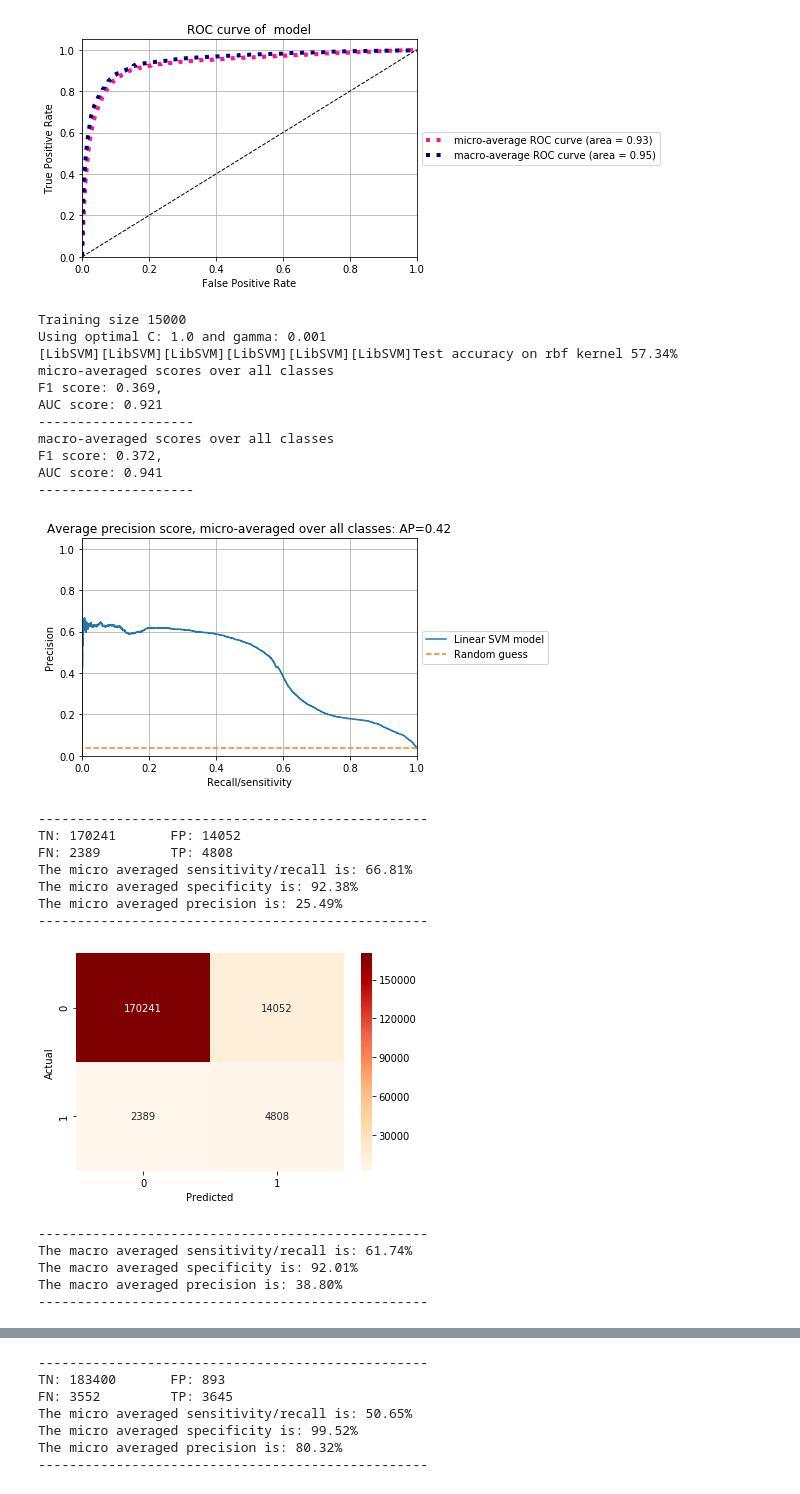
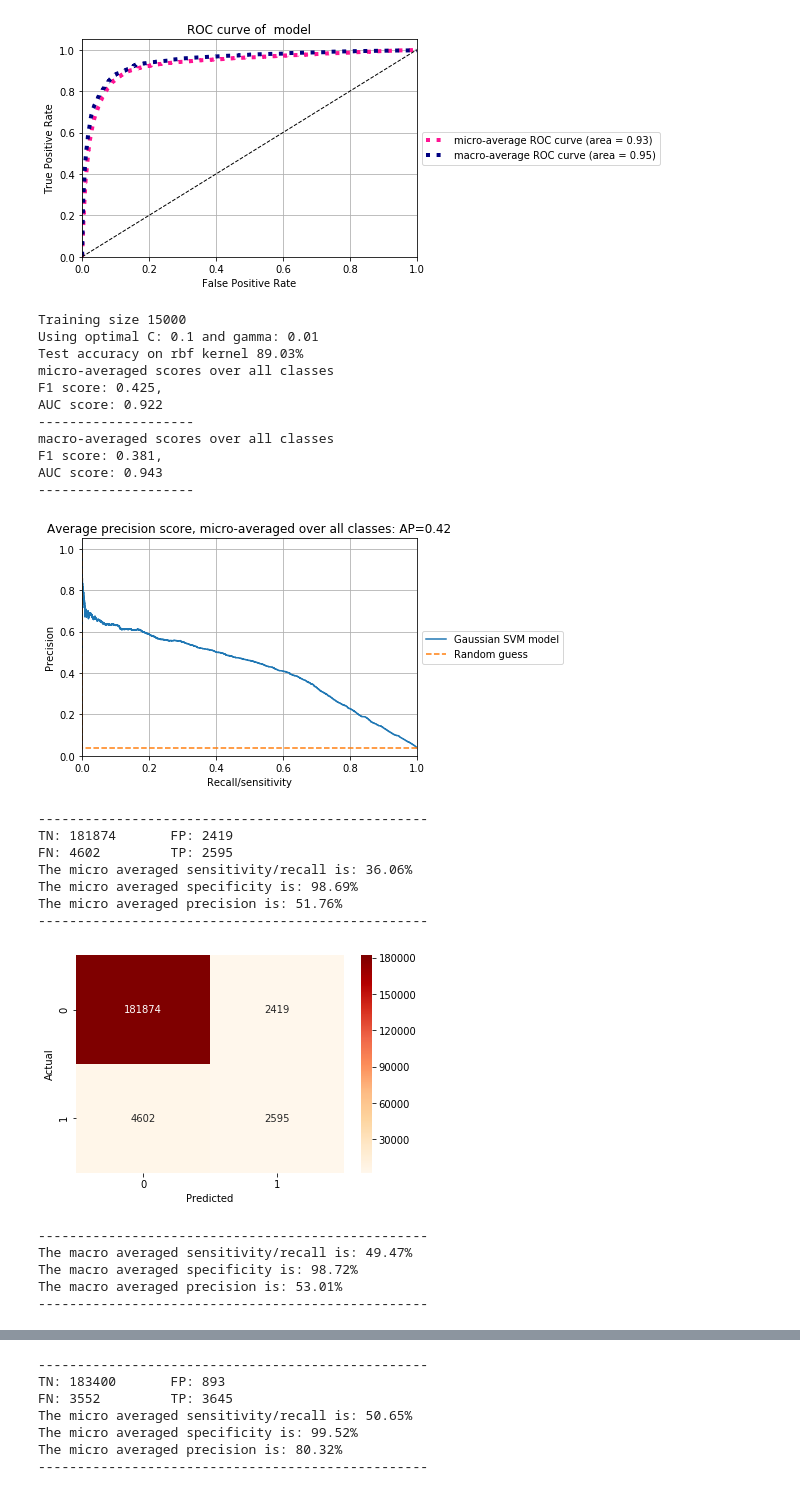
Before and after one commit to peturjokull/Gervigreind-Lokaverkefni, a Jupyter notebook: numi.ipynb, the cells around one changed output, grey strips where cells are left out. Cells and saved outputs as stored; diff of their text form; code cells hidden in the pictures.

```diff
--- a/numi.ipynb
+++ b/numi.ipynb
@@ -491,7 +616,7 @@ Giving the validation AUC: 89.17%
 
 # Tekur ca 8min að keyra á 50þus train size
 # Tekur ca 2min að keyra á 15þus train size
-
+linearOptC =0.001
 train_size = 15000
 print('Training size', train_size)
 print('Using optimal C: {}'.format(linearOptC))
@@ -502,8 +627,9 @@ X_train_reduced, vectorizer = vectorize_data(X_train_reduced)
 x_test_unrvld = vectorizer.transform(X_test_np.ravel())
 clf = OneVsRestClassifier(SVC(C = linearOptC, kernel = 'linear', class_weight = 'balanced'))
 clf.fit(X_train_reduced, y_train_reduced)
-y_test_pred = clf.predict(vectorizer.transform(X_test_np.ravel()))
-test_acc = get_row_accuracy(y_test_np, y_test_pred)
+
+y_pred_linear = clf.predict(vectorizer.transform(X_test_np.ravel()))
+test_acc = get_row_accuracy(y_test_np, y_pred_linear)
 
 print('Test accuracy on linear kernel {:.2%}'.format(test_acc))
 y_scores_linear = clf.decision_function(vectorizer.transform(X_test_np.ravel()))
@@ -513,5 +639,5 @@ totals_mat = confusion_matrix(y_test_np.ravel(), y_pred_linear.ravel())
 plot_conf_mat(totals_mat)
 calc_scores(y_test_np, y_pred_linear)
 
-plot_roc_curve(y_test_np, y_scores_linear, show_all_classes = False)
+plot_roc_curve(y_test_np, y_scores_linear, show_all_classes = False, model_name = 'Linear SVM')
 # %% [output]
@@ -578,53 +705,53 @@ The macro averaged precision is: 36.81%
 %%time
 # Tekur ca 8min að keyra á 50þus train size
 # Tekur ca 2min að keyra á 15þus train size
-
+rbfOptparam = 0.1, 0.01
 print('Training size', train_size)
 print('Using optimal C: {} and gamma: {}'.format(rbfOptparam[0], rbfOptparam[1]))
 
 x_test_unrvld = vectorizer.transform(X_test_np.ravel())
 clf = OneVsRestClassifier(SVC(C = rbfOptparam[0], gamma = rbfOptparam[1],
                               kernel = 'rbf', class_weight = 'balanced') )
 clf.fit(X_train_reduced, y_train_reduced)
 
 y_pred_rbf = clf.predict(vectorizer.transform(X_test_np.ravel()))
 
 test_acc = get_row_accuracy(y_test_np, y_pred_rbf)
 
 print('Test accuracy on rbf kernel {:.2%}'.format(test_acc))
 
 y_scores_rbf = clf.decision_function(vectorizer.transform(X_test_np.ravel()))
 
-plot_prec_recall(y_test_np, y_scores_rbf, y_pred_rbf, label_='Linear SVM model')
+plot_prec_recall(y_test_np, y_scores_rbf, y_pred_rbf, label_='Gaussian SVM model')
 
 totals_mat = confusion_matrix(y_test_np.ravel(), y_pred_rbf.ravel())
 plot_conf_mat(totals_mat)
 calc_scores(y_test_np, y_pred_rbf)
 
-plot_roc_curve(y_test_np, y_scores_rbf, show_all_classes = False)
+plot_roc_curve(y_test_np, y_scores_rbf, show_all_classes = False, model_name = 'Gaussian SVM model')
 # %% [output]
 Training size 15000
-Using optimal C: 1.0 and gamma: 0.001
-[LibSVM][LibSVM][LibSVM][LibSVM][LibSVM][LibSVM]Test accuracy on rbf kernel 57.34%
+Using optimal C: 0.1 and gamma: 0.01
+Test accuracy on rbf kernel 89.03%
 micro-averaged scores over all classes
-F1 score: 0.369,
-AUC score: 0.921
+F1 score: 0.425,
+AUC score: 0.922
 --------------------
 macro-averaged scores over all classes
-F1 score: 0.372,
-AUC score: 0.941
+F1 score: 0.381,
+AUC score: 0.943
 --------------------
-[figure, old version]
+[figure, new version]
 --------------------------------------------------
-TN: 170241       FP: 14052
-FN: 2389         TP: 4808
-The micro averaged sensitivity/recall is: 66.81%
-The micro averaged specificity is: 92.38%
-The micro averaged precision is: 25.49%
+TN: 181874       FP: 2419
+FN: 4602         TP: 2595
+The micro averaged sensitivity/recall is: 36.06%
+The micro averaged specificity is: 98.69%
+The micro averaged precision is: 51.76%
 --------------------------------------------------
-[figure, old version]
+[figure, new version]
 --------------------------------------------------
-The macro averaged sensitivity/recall is: 61.74%
-The macro averaged specificity is: 92.01%
-The macro averaged precision is: 38.80%
+The macro averaged sensitivity/recall is: 49.47%
+The macro averaged specificity is: 98.72%
+The macro averaged precision is: 53.01%
 --------------------------------------------------
```
Also changed, not shown: parts of 31 cells of this notebook.
